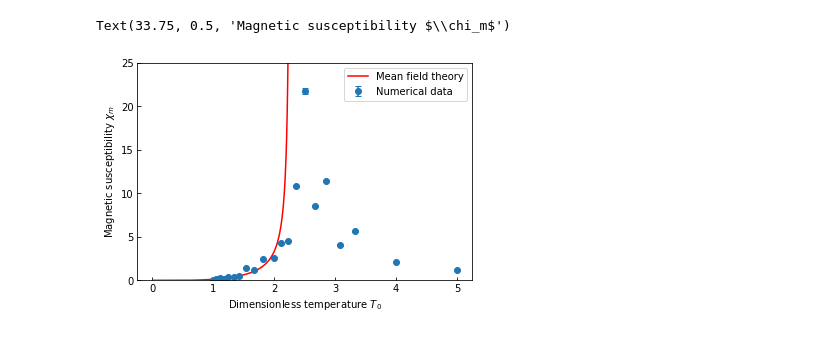
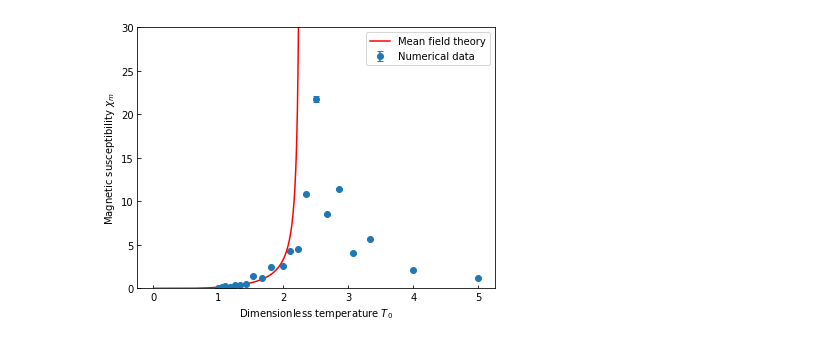
Before and after one commit to thomasbourke1/ising-model, a Jupyter notebook: task1.ipynb, the cells around one changed output. Drawn from its saved outputs; the diff is of its cells as text; code cells hidden in the pictures.

Commit message:
update task 4 figure

```diff
--- a/task1.ipynb
+++ b/task1.ipynb
@@ -334,33 +358,34 @@ T_0 = temp_flipper(betas)
 
 meanfield_data = pd.read_csv("meanfield_isingdata_CSV.csv")
 
 chi_meanfield = meanfield_data['chi']
 T_Tc_meanfield = meanfield_data['T/T_C']
 
 meanfield_data['T_0'] = 2.27 * meanfield_data['T/T_C']
 
 T_meanfield = meanfield_data['T_0']
 
 # plotting
 # plt.figure(figsize=(8, 6))  # Width: 8 inches, Height: 6 inches
 
 plt.errorbar(T_0, chi_values, yerr=chi_values_err, fmt='o', capsize=3, label="Numerical data")
 
 # plt.plot(T_0, chi_values, marker='o', linestyle="", color = 'b', label="Numerical data")
 
 plt.plot(T_meanfield, chi_meanfield, linestyle="-", color = 'r', label="Mean field theory")
 
-plt.ylim(0,25)
+plt.ylim(0,30)
 
 # plt.plot(betas, c, marker='o', linestyle="")
 plt.legend()
 # Set tick parameters inwards
 plt.tick_params(axis='both', direction='in')
 plt.xlabel('Dimensionless temperature $T_0$')
 
 plt.savefig("figures/task4_chi.png")
 
 plt.ylabel("Magnetic susceptibility $\chi_m$")
+
+plt.show()
 # %% [output]
-Text(33.75, 0.5, 'Magnetic susceptibility $\\chi_m$')
-[figure, old version]
+[figure, new version]
```
Also changed, not shown: parts of 7 cells of this notebook.
